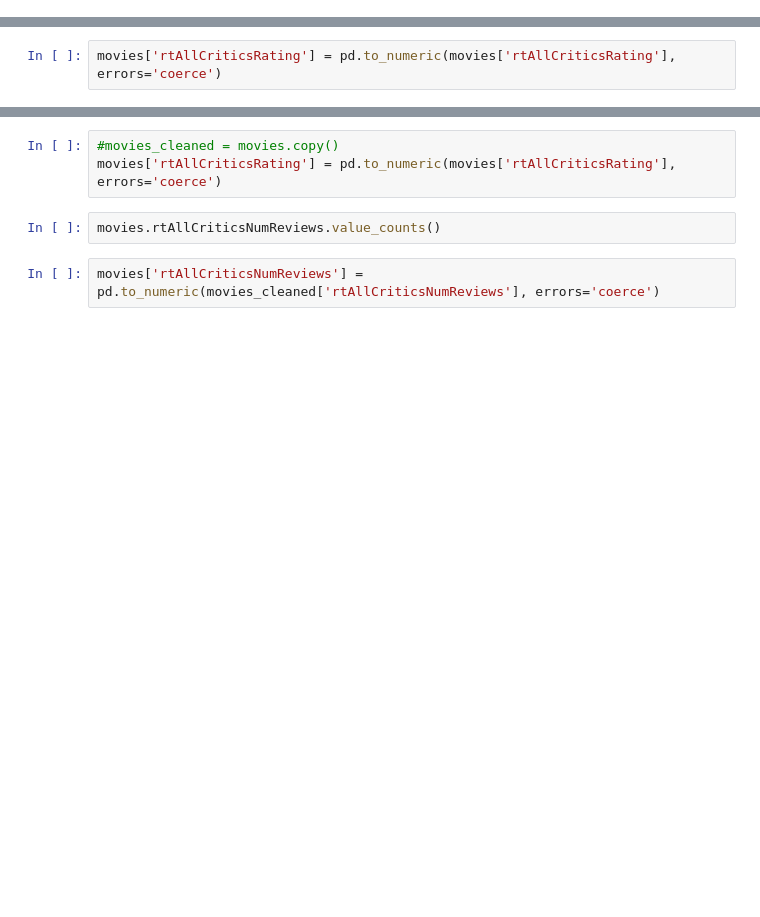
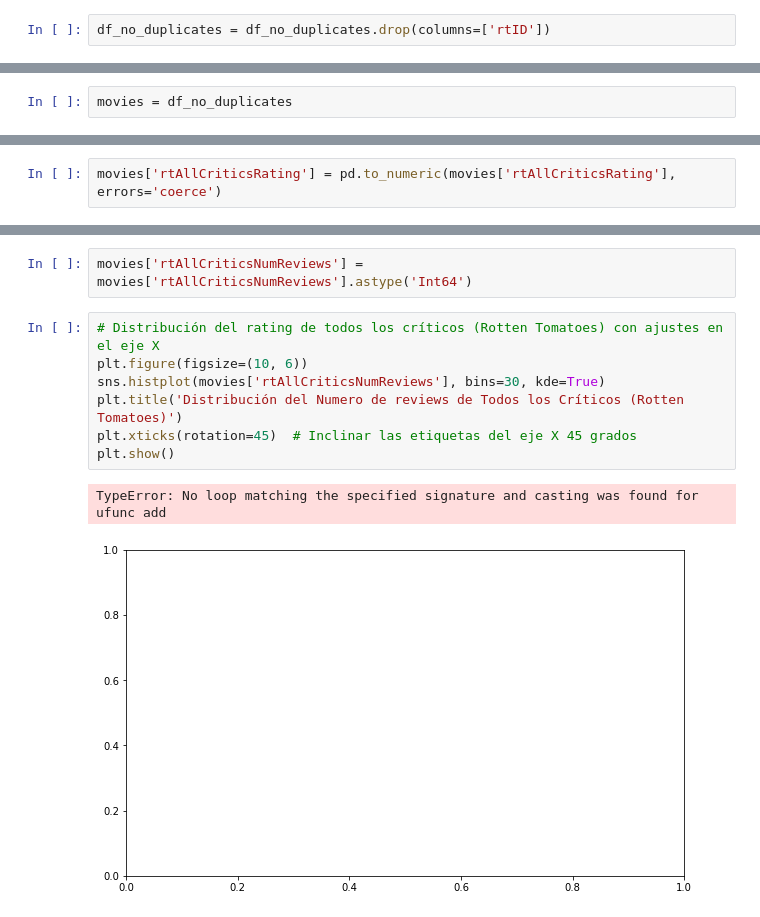
Before and after one commit to sergi0fg/TFG-Movistar, a Jupyter notebook: src/JupiterNotebook/Clustering_final.ipynb, the cells around one changed output, grey strips where cells are left out. Drawn from its saved outputs; the diff is of its cells as text; blank space fills up the shorter version.

```diff
--- a/src/JupiterNotebook/Clustering_final.ipynb
+++ b/src/JupiterNotebook/Clustering_final.ipynb
@@ -120,0 +287,2 @@ memory usage: 1.6+ MB
+# %%
+df_no_duplicates = df_no_duplicates.drop(columns=['rtID'])
@@ -121,2 +312,4 @@ memory usage: 1.6+ MB
+# %%
+movies = df_no_duplicates
 # %%
 movies.isnull().sum()
@@ -159,9 +451,14 @@ movies.dtypes
-# %%
-#movies_cleaned = movies.copy()
-movies['rtAllCriticsRating'] = pd.to_numeric(movies['rtAllCriticsRating'], errors='coerce')
-# %%
-movies.rtAllCriticsNumReviews.value_counts()
-# %%
-movies['rtAllCriticsNumReviews'] = pd.to_numeric(movies_cleaned['rtAllCriticsNumReviews'], errors='coerce')
+# %%
+movies['rtAllCriticsNumReviews'] = movies['rtAllCriticsNumReviews'].astype('Int64')
+# %%
+# Distribución del rating de todos los críticos (Rotten Tomatoes) con ajustes en el eje X
+plt.figure(figsize=(10, 6))
+sns.histplot(movies['rtAllCriticsNumReviews'], bins=30, kde=True)
+plt.title('Distribución del Numero de reviews de Todos los Críticos (Rotten Tomatoes)')
+plt.xticks(rotation=45)  # Inclinar las etiquetas del eje X 45 grados
+plt.show()
+# %% [output]
+TypeError: No loop matching the specified signature and casting was found for ufunc add
+[figure, added]
 # %%
 movies.dtypes
```
Also changed, not shown: parts of 83 cells of this notebook.
